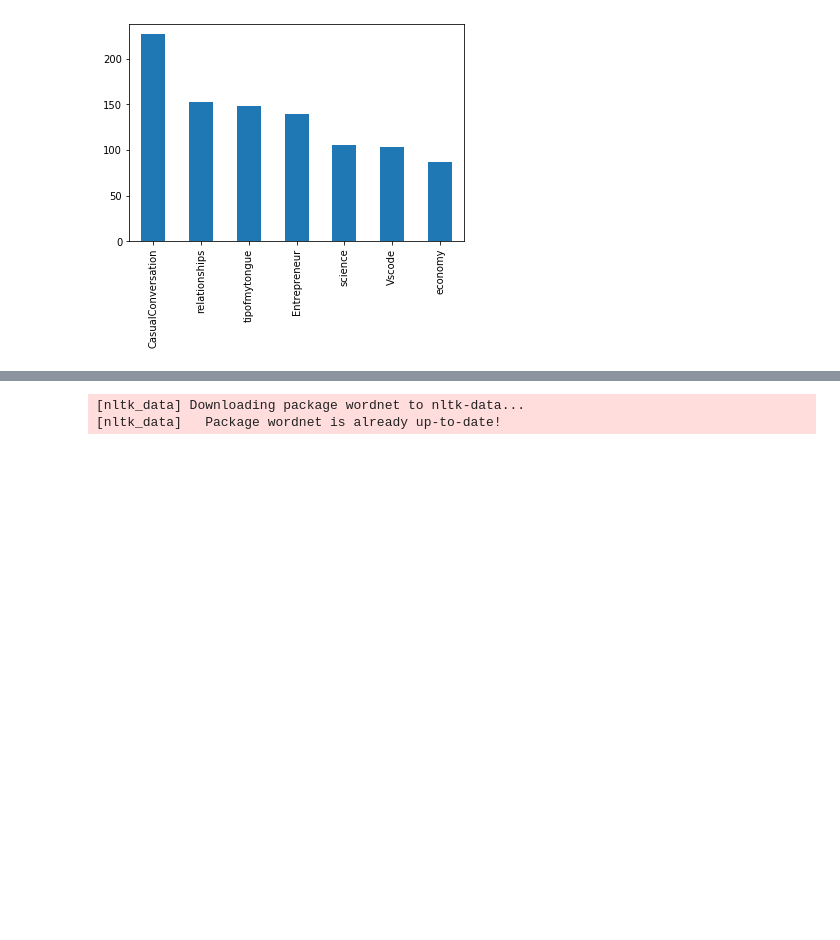
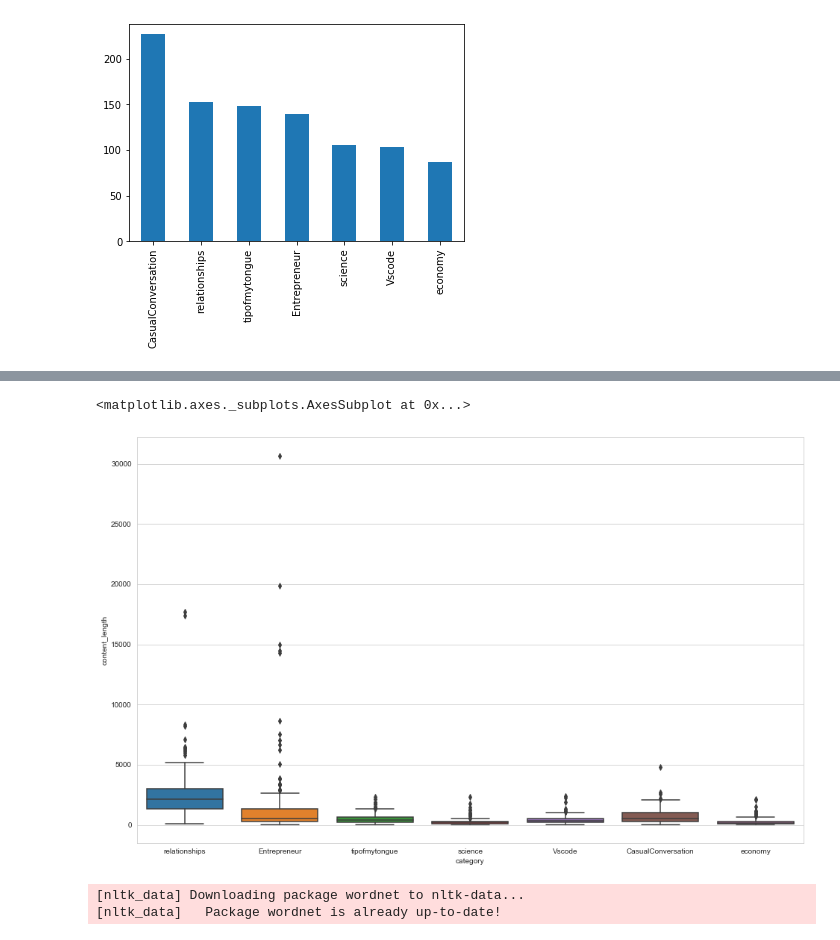
Before and after one commit to juancresc/reddit_sub_prediction, a Jupyter notebook: 2_data_prepare.ipynb, the cells around one changed output, grey strips where cells are left out. Cells and saved outputs as stored; diff of their text form; code cells hidden in the pictures; blank space fills up the shorter version.

```diff
--- a/2_data_prepare.ipynb
+++ b/2_data_prepare.ipynb
@@ -43,3 +50,10 @@ df.category.value_counts().plot(kind='bar')
+# %%
+plt.figure(figsize=(16, 10))
+sns.set_style("whitegrid")
+sns.boxplot(x = 'category', y = 'content_length', data = df)
+# %% [output]
+<matplotlib.axes._subplots.AxesSubplot at 0x...>
+[figure, added]
 # %%
 # Let's improve the dataset
 # %%
```
Also changed, not shown: parts of 2 cells of this notebook, 3 other files.
